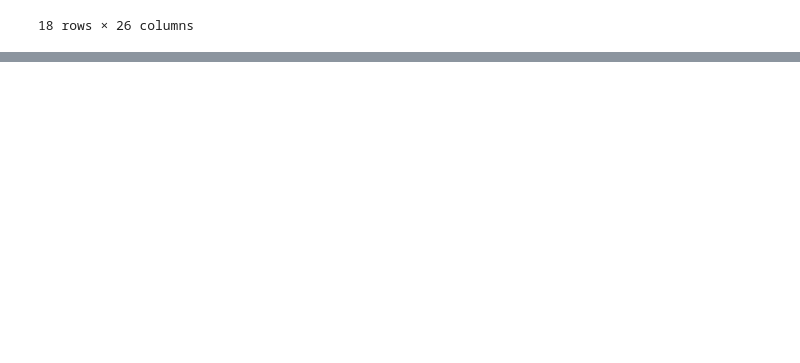
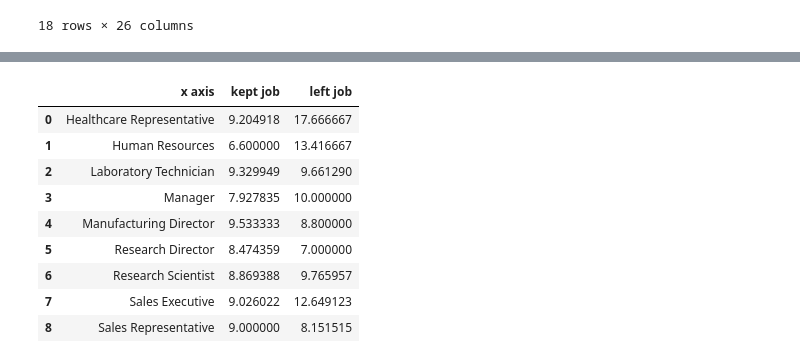
Before and after one commit to Jeff-Wince/GroupProj_Aakash_Jeff_Sonila_Stephanie, a Jupyter notebook: functions.ipynb, the cells around one changed output, grey strips where cells are left out. Cells and saved outputs as stored; diff of their text form; code cells hidden in the pictures; blank space fills up the shorter version.

```diff
--- a/functions.ipynb
+++ b/functions.ipynb
@@ -235 +259,36 @@ df column: DailyRate
+# %%
+        edu_means = df.groupby(["Attrition", "JobRole"]).mean()
+        edu_means = edu_means.reset_index()
+        edu_means
+
+
+
+        edu_list = edu_means['JobRole']
+        edu_list = edu_list.drop_duplicates()
+        edu_list = edu_list.tolist()
+
+        edu_no = edu_means[edu_means['Attrition'].str.contains('No')]
+        edu_no = edu_no[df_col[5]]
+        edu_no = edu_no.tolist()
+
+
+
+        edu_yes = edu_means[edu_means['Attrition'].str.contains('Yes')]
+        edu_yes = edu_yes[df_col[5]]
+        edu_yes = edu_yes.tolist()
+
+        ed_df  = pd.DataFrame({'x axis': edu_list, "kept job": edu_no, 'left job':edu_yes})
+
+        ed_df
+# %% [output]
+|  | x axis | kept job | left job |
+| 0 | Healthcare Representative | 9.204918 | 17.666667 |
+| 1 | Human Resources | 6.600000 | 13.416667 |
+| 2 | Laboratory Technician | 9.329949 | 9.661290 |
+| 3 | Manager | 7.927835 | 10.000000 |
+| 4 | Manufacturing Director | 9.533333 | 8.800000 |
+| 5 | Research Director | 8.474359 | 7.000000 |
+| 6 | Research Scientist | 8.869388 | 9.765957 |
+| 7 | Sales Executive | 9.026022 | 12.649123 |
+| 8 | Sales Representative | 9.000000 | 8.151515 |
 # %%
```
Also changed, not shown: parts of 16 cells of this notebook.
